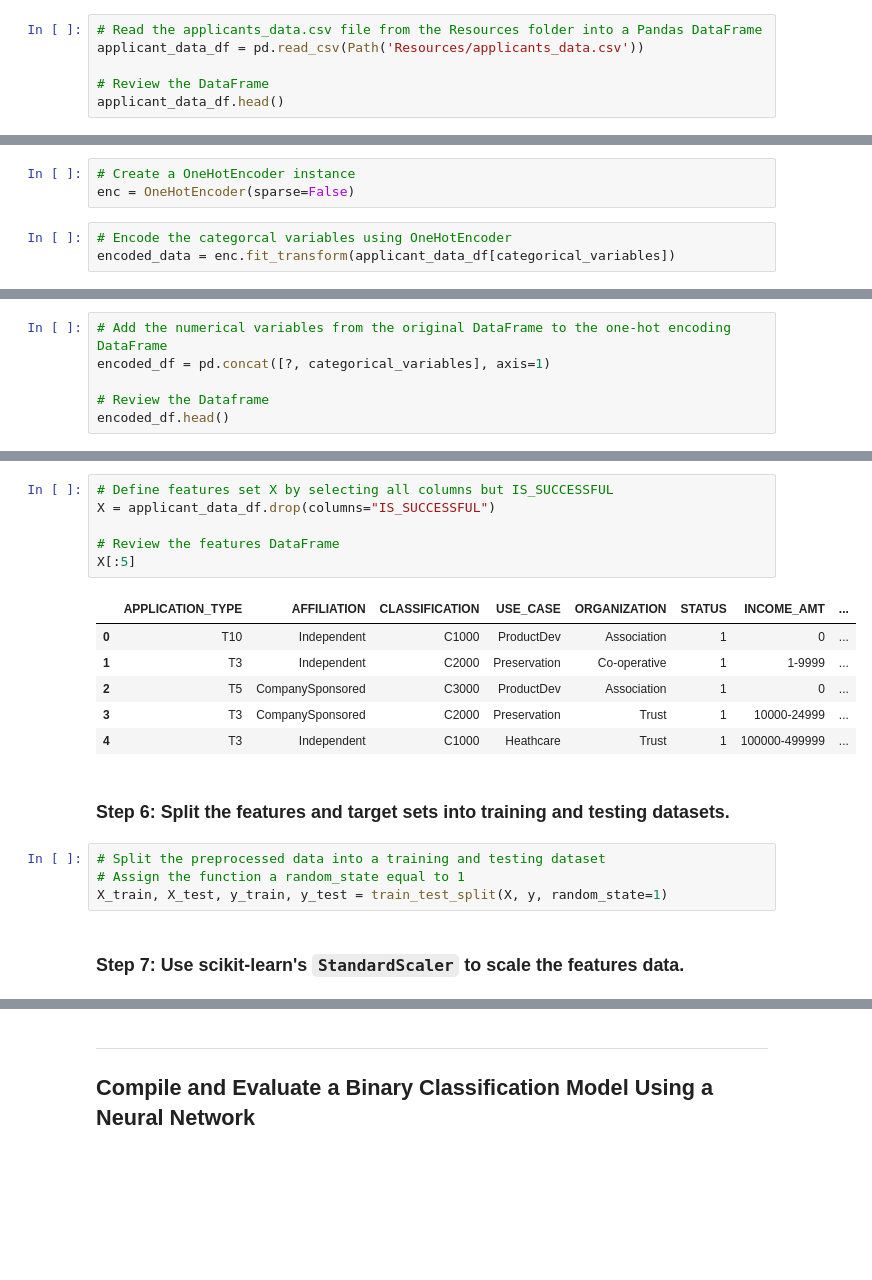
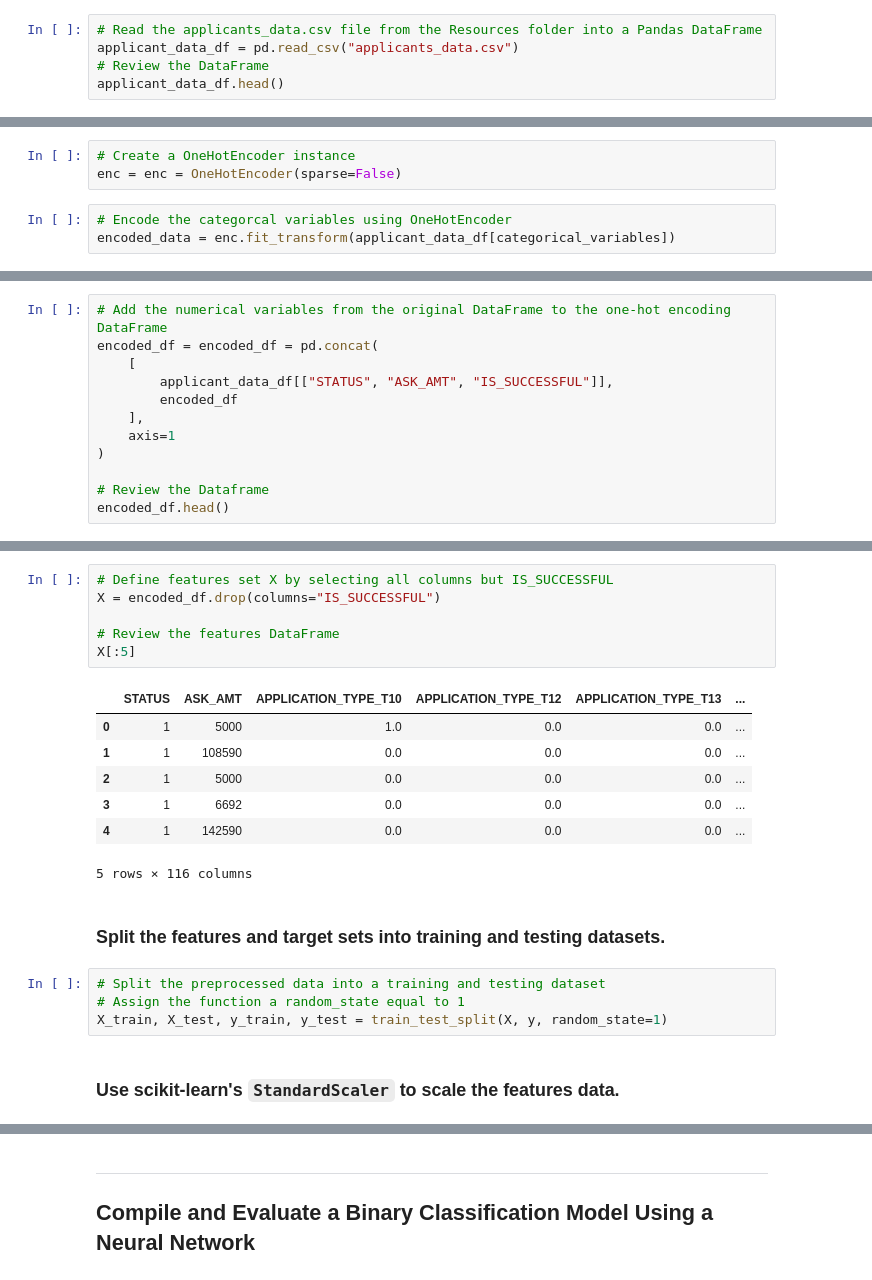
Before and after one commit to agnesmaria1/Venture-Fending, a Jupyter notebook: Venture Fending/venture_funding_with_deep_learning.ipynb, the cells around one changed output, grey strips where cells are left out. Saved outputs shown, nothing was run; the diff lists cells and outputs as text; blank space fills up the shorter version.

```diff
--- a/Venture Fending/venture_funding_with_deep_learning.ipynb
+++ b/Venture Fending/venture_funding_with_deep_learning.ipynb
@@ -98,7 +95,6 @@ from sklearn.preprocessing import StandardScaler,OneHotEncoder
 # %%
 # Read the applicants_data.csv file from the Resources folder into a Pandas DataFrame
-applicant_data_df = pd.read_csv(Path('Resources/applicants_data.csv'))
-
+applicant_data_df = pd.read_csv("applicants_data.csv")
 # Review the DataFrame
 applicant_data_df.head()
 # %% [output]
@@ -165,7 +160,7 @@ display(categorical_variables)
  'SPECIAL_CONSIDERATIONS']
 # %%
 # Create a OneHotEncoder instance
-enc = OneHotEncoder(sparse=False)
+enc = enc = OneHotEncoder(sparse=False)
 # %%
 # Encode the categorcal variables using OneHotEncoder
 encoded_data = enc.fit_transform(applicant_data_df[categorical_variables])
@@ -189,6 +185,12 @@ encoded_df.head()
 # %%
 # Add the numerical variables from the original DataFrame to the one-hot encoding DataFrame
-encoded_df = pd.concat([?, categorical_variables], axis=1)
+encoded_df = encoded_df = pd.concat(
+    [
+        applicant_data_df[["STATUS", "ASK_AMT", "IS_SUCCESSFUL"]],
+        encoded_df
+    ],
+    axis=1
+)
 
 # Review the Dataframe
 encoded_df.head()
@@ -211,25 +219,26 @@ y[:5]
 Name: IS_SUCCESSFUL, dtype: int64
 # %%
 # Define features set X by selecting all columns but IS_SUCCESSFUL
-X = applicant_data_df.drop(columns="IS_SUCCESSFUL")
+X = encoded_df.drop(columns="IS_SUCCESSFUL")
 
 # Review the features DataFrame
 X[:5]
 # %% [output]
-|  | APPLICATION_TYPE | AFFILIATION | CLASSIFICATION | USE_CASE | ORGANIZATION | STATUS | INCOME_AMT | ... |
-| 0 | T10 | Independent | C1000 | ProductDev | Association | 1 | 0 | ... |
-| 1 | T3 | Independent | C2000 | Preservation | Co-operative | 1 | 1-9999 | ... |
-| 2 | T5 | CompanySponsored | C3000 | ProductDev | Association | 1 | 0 | ... |
-| 3 | T3 | CompanySponsored | C2000 | Preservation | Trust | 1 | 10000-24999 | ... |
-| 4 | T3 | Independent | C1000 | Heathcare | Trust | 1 | 100000-499999 | ... |
+|  | STATUS | ASK_AMT | APPLICATION_TYPE_T10 | APPLICATION_TYPE_T12 | APPLICATION_TYPE_T13 | ... |
+| 0 | 1 | 5000 | 1.0 | 0.0 | 0.0 | ... |
+| 1 | 1 | 108590 | 0.0 | 0.0 | 0.0 | ... |
+| 2 | 1 | 5000 | 0.0 | 0.0 | 0.0 | ... |
+| 3 | 1 | 6692 | 0.0 | 0.0 | 0.0 | ... |
+| 4 | 1 | 142590 | 0.0 | 0.0 | 0.0 | ... |
+5 rows × 116 columns
 # %% [markdown]
-### Step 6: Split the features and target sets into training and testing datasets.
+### Split the features and target sets into training and testing datasets.
 # %%
 # Split the preprocessed data into a training and testing dataset
 # Assign the function a random_state equal to 1
 X_train, X_test, y_train, y_test = train_test_split(X, y, random_state=1)
 # %% [markdown]
-### Step 7: Use scikit-learn's `StandardScaler` to scale the features data.
+### Use scikit-learn's `StandardScaler` to scale the features data.
 # %%
 # Create a StandardScaler instance
 scaler = StandardScaler()
```
Also changed, not shown: parts of 54 cells of this notebook.
